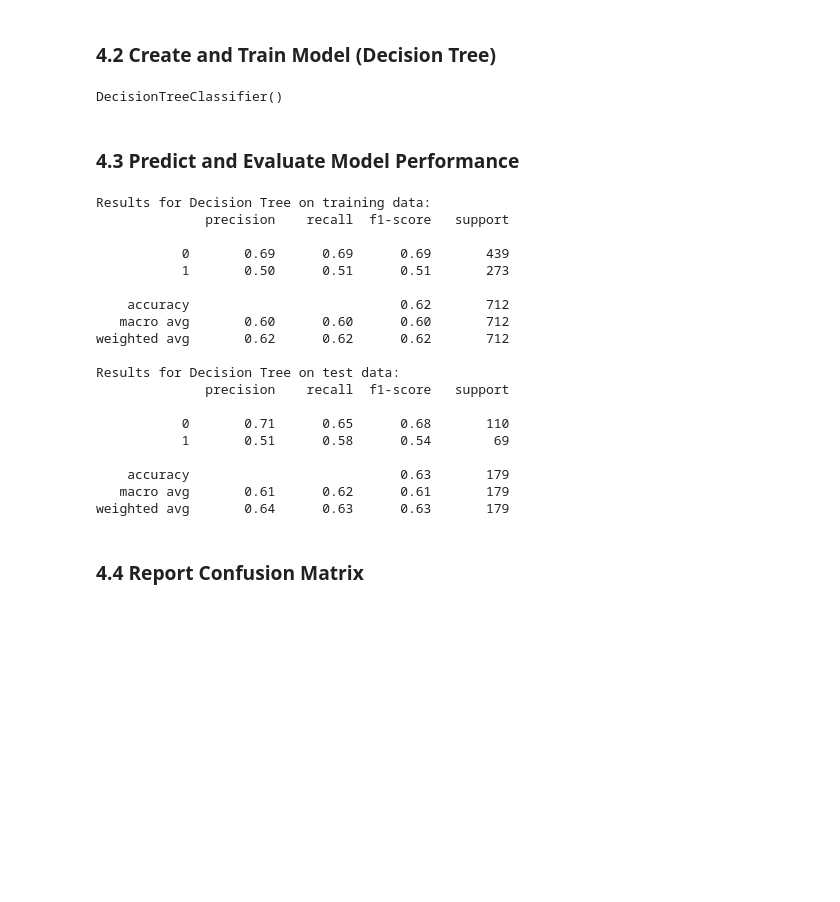
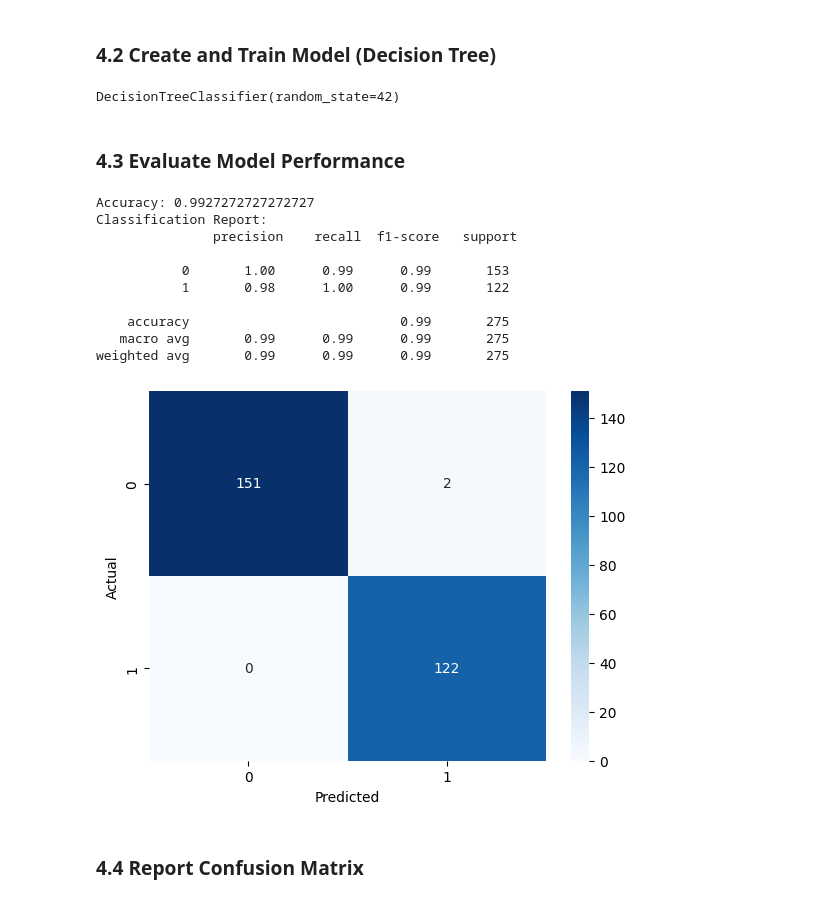
Before and after one commit to ericmeyer1/applied-ml-eric, a Jupyter notebook: midterm/ml_midterm_eric.ipynb, the cells around one changed output. Saved outputs shown, nothing was run; the diff lists cells and outputs as text; code cells hidden in the pictures; blank space fills up the shorter version.

Commit message:
4.2 Evaluate model

```diff
--- a/midterm/ml_midterm_eric.ipynb
+++ b/midterm/ml_midterm_eric.ipynb
@@ -163,43 +163,40 @@ X_train, X_test, y_train, y_test = train_test_split(X_scaled, y, test_size=0.2,
 # %% [markdown]
 ### 4.2 Create and Train Model (Decision Tree)
 # %%
-# Create and train a Decision Tree model
-tree_model = DecisionTreeClassifier()
-tree_model.fit(X_train, y_train)
+# Train a Decision Tree model
+dt_model = DecisionTreeClassifier(random_state=42)
+dt_model.fit(X_train, y_train)
 # %% [output]
-DecisionTreeClassifier()
+DecisionTreeClassifier(random_state=42)
 # %% [markdown]
-### 4.3 Predict and Evaluate Model Performance
+### 4.3 Evaluate Model Performance
-# %%
-# Evaluate the model on training data
-y_pred = tree_model.predict(X_train)
-print("Results for Decision Tree on training data:")
-print(classification_report(y_train, y_pred))
-
-# Evaluate the model on test data
-y_test_pred = tree_model.predict(X_test)
-print("Results for Decision Tree on test data:")
-print(classification_report(y_test, y_test_pred))
-# %% [output]
-Results for Decision Tree on training data:
-              precision    recall  f1-score   support
-
-           0       0.69      0.69      0.69       439
-           1       0.50      0.51      0.51       273
-
-    accuracy                           0.62       712
-   macro avg       0.60      0.60      0.60       712
-weighted avg       0.62      0.62      0.62       712
-
-Results for Decision Tree on test data:
-              precision    recall  f1-score   support
-
-           0       0.71      0.65      0.68       110
-           1       0.51      0.58      0.54        69
-
-    accuracy                           0.63       179
-   macro avg       0.61      0.62      0.61       179
-weighted avg       0.64      0.63      0.63       179
+# %%
+# Predict on test data
+y_pred = dt_model.predict(X_test)
+
+# Accuracy
+print("Accuracy:", accuracy_score(y_test, y_pred))
+
+# Classification Report
+print("Classification Report:\n", classification_report(y_test, y_pred))
+
+# Confusion Matrix
+sns.heatmap(confusion_matrix(y_test, y_pred), annot=True, fmt="d", cmap="Blues")
+plt.xlabel("Predicted")
+plt.ylabel("Actual")
+plt.show()
+# %% [output]
+Accuracy: 0.9927272727272727
+Classification Report:
+               precision    recall  f1-score   support
+
+           0       1.00      0.99      0.99       153
+           1       0.98      1.00      0.99       122
+
+    accuracy                           0.99       275
+   macro avg       0.99      0.99      0.99       275
+weighted avg       0.99      0.99      0.99       275
+[figure, added]
 # %% [markdown]
 ### 4.4 Report Confusion Matrix
 # %%
```
